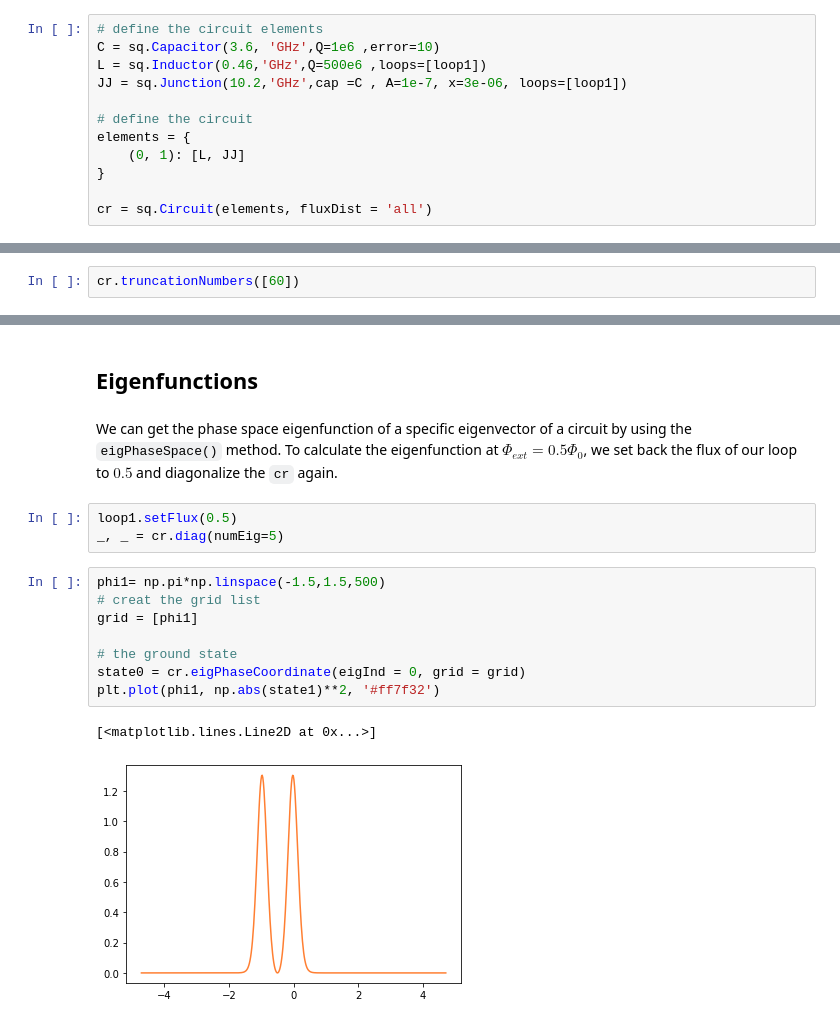
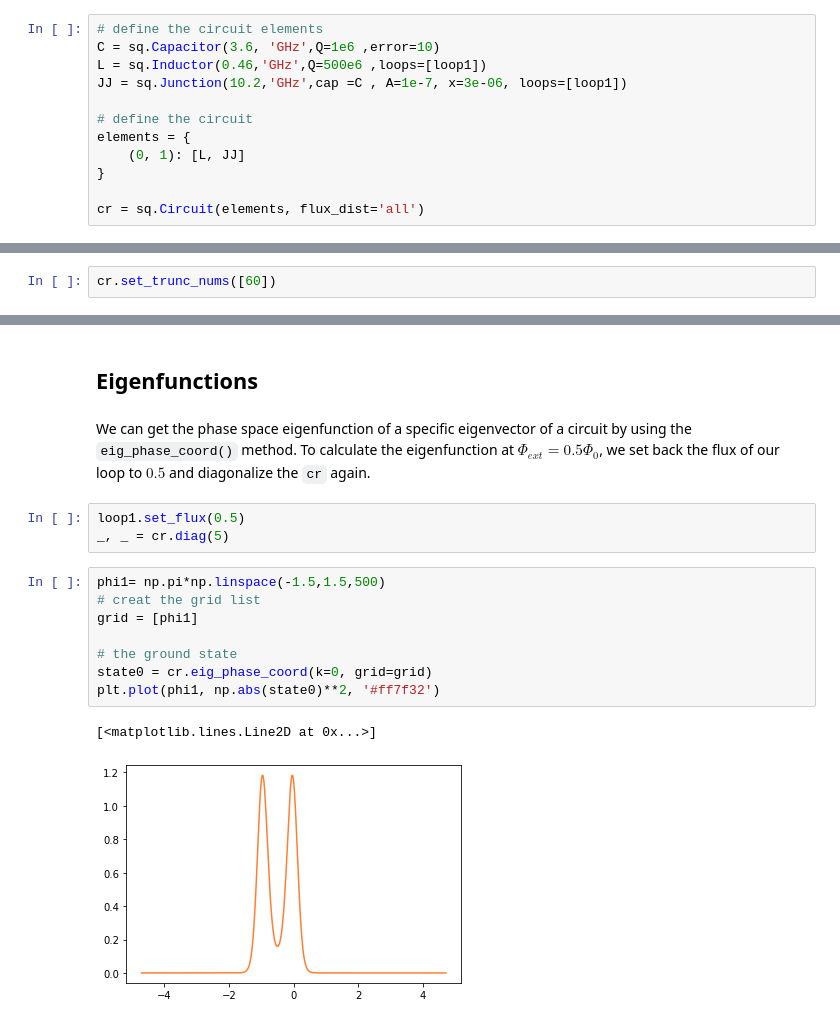
Before and after one commit to stanfordLINQS/SQcircuit-examples, a Jupyter notebook: examples/fluxonium.ipynb, the cells around one changed output, grey strips where cells are left out. Saved outputs shown, nothing was run; the diff lists cells and outputs as text.

Commit message:
update the example files with PEP 8 updated methods

```diff
--- a/examples/fluxonium.ipynb
+++ b/examples/fluxonium.ipynb
@@ -33,7 +33,7 @@ elements = {
     (0, 1): [L, JJ]
 }
 
-cr = sq.Circuit(elements, fluxDist = 'all')
+cr = sq.Circuit(elements, flux_dist='all')
 # %% [markdown]
 By creating an object of `Circuit` class, SQcircuit systematically finds the correct set of transformations and basis to make the circuit ready to be diagonalized.
 
@@ -50,5 +50,5 @@ $\text{loops}:~~~~~~~~~~~~~~~~~~~~\varphi_{\text{ext}_{1}}/2\pi~=~0.0~~~~~~~~~~~
 # %% [markdown]
 We determinte the size of the Hilbert space and truncation number for the only mode of the circuit.
 # %%
-cr.truncationNumbers([60])
+cr.set_trunc_nums([60])
 # %% [markdown]
@@ -96,18 +96,18 @@ for decType, ax in zip(decay, axs.flat):
 # %% [markdown]
 ## Eigenfunctions
 # %% [markdown]
-We can get the phase space eigenfunction of a specific eigenvector of a circuit by using the `eigPhaseSpace()` method. To calculate the eigenfunction at $\Phi_{ext} = 0.5\Phi_0$, we set back the flux of our loop to $0.5$ and diagonalize the `cr` again.
+We can get the phase space eigenfunction of a specific eigenvector of a circuit by using the `eig_phase_coord()` method. To calculate the eigenfunction at $\Phi_{ext} = 0.5\Phi_0$, we set back the flux of our loop to $0.5$ and diagonalize the `cr` again.
 # %%
-loop1.setFlux(0.5)
-_, _ = cr.diag(numEig=5)
+loop1.set_flux(0.5)
+_, _ = cr.diag(5)
 # %%
 phi1= np.pi*np.linspace(-1.5,1.5,500)
 # creat the grid list
 grid = [phi1]
 
 # the ground state
-state0 = cr.eigPhaseCoordinate(eigInd = 0, grid = grid)
-plt.plot(phi1, np.abs(state1)**2, '#ff7f32')
+state0 = cr.eig_phase_coord(k=0, grid=grid)
+plt.plot(phi1, np.abs(state0)**2, '#ff7f32')
 # %% [output]
 [<matplotlib.lines.Line2D at 0x...>]
-[figure, old version]
+[figure, new version]
```
Also changed, not shown: parts of 4 cells of this notebook, 6 other files.
